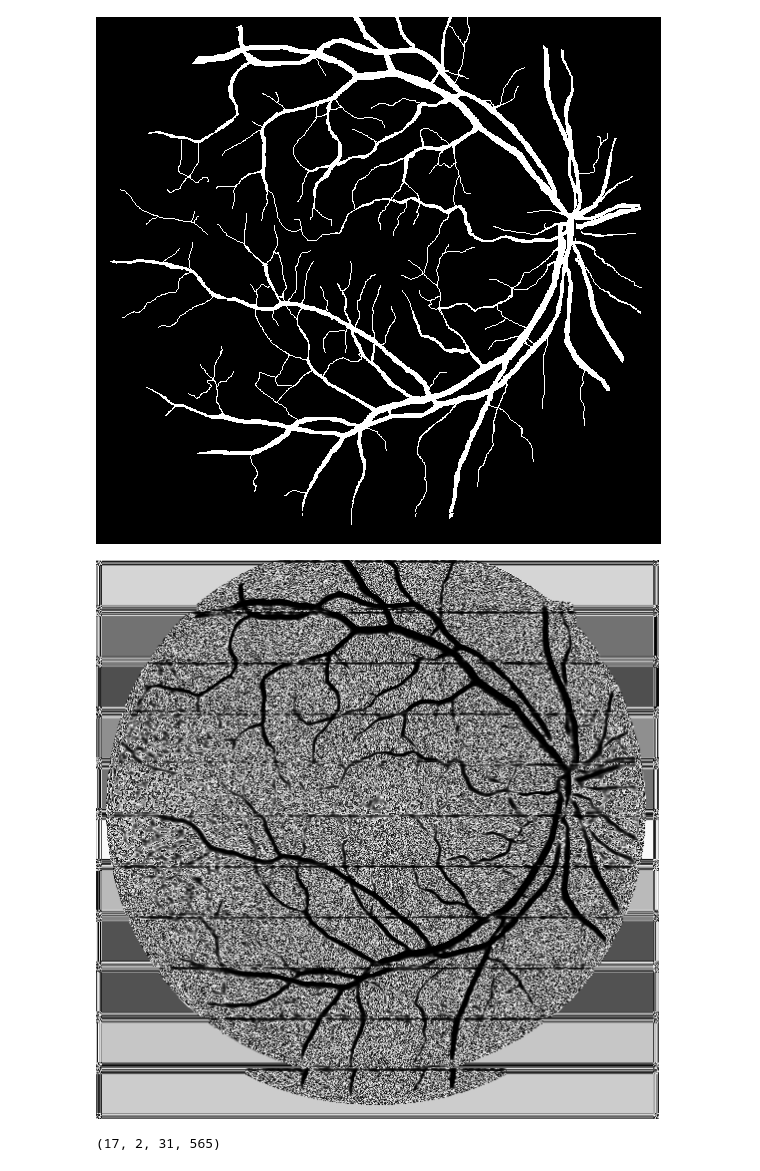
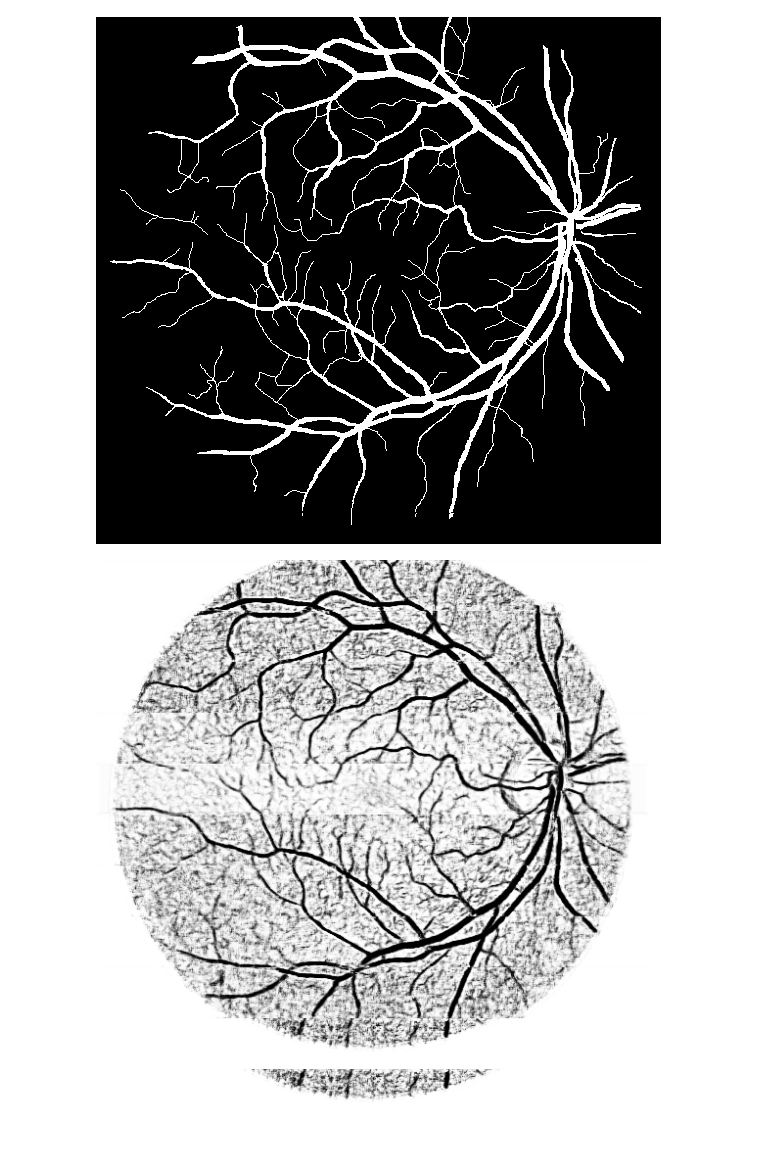
Before and after one commit to sraashis/deepdyn, a Jupyter notebook: notebook/HYBRIDNET_PyTORCH.ipynb, the cells around one changed output. Saved outputs shown, nothing was run; the diff lists cells and outputs as text; code cells hidden in the pictures.

```diff
--- a/notebook/HYBRIDNET_PyTORCH.ipynb
+++ b/notebook/HYBRIDNET_PyTORCH.ipynb
@@ -164,41 +186,29 @@ optimizer = optim.Adam(net.parameters(), lr=0.001)
 # %% [markdown]
 ### Load train data
 # %%
-transform = transforms.Compose([
-        transforms.ToPILImage(),
-        transforms.ToTensor()
-    ])
-
 trainset = PatchesGenerator(Dirs=Dirs, patch_rows=patch_rows,
                                  transform=transform,
                                  fget_mask=get_mask_file,
                                  fget_truth=get_ground_truth_file, pixel_offset=pixel_offset, mode='train')
 
-# trainset.IDs = trainset.IDs[0:10]
-
 train_size = trainset.__len__() if train_size is None else train_size
 trainloader = torch.utils.data.DataLoader(trainset, batch_size=batch_size,
-                                          shuffle=False, num_workers=3,
-                                          sampler=WeightedRandomSampler(np.ones(len(trainset.IDs)), train_size))
+                                          shuffle=False, num_workers=0,
+                                          sampler=WeightedRandomSampler(np.ones(trainset.__len__()), train_size))
 # %% [output]
 ### 2201 patches found.
 # %% [markdown]
 ### Load Validation Data
 # %%
-transform_val = transforms.Compose([
-        transforms.ToPILImage(),
-        transforms.ToTensor()
-    ])
-
 validation_set = PatchesGenerator(Dirs=ValidationDirs, patch_rows=patch_rows,
-                                       transform=transform_val,
+                                       transform=transform,
                                        fget_mask=get_mask_file_test,
-                                       fget_truth=get_ground_truth_file,pixel_offset=pixel_offset, mode='train')
+                                       fget_truth=get_ground_truth_file, pixel_offset=pixel_offset, mode='train')
 
 validation_size = validation_set.__len__() if validation_size is None else validation_size
 validationloader = torch.utils.data.DataLoader(validation_set, batch_size=batch_size,
-                                            shuffle=False, num_workers=3,
-                                            sampler=WeightedRandomSampler(np.ones(len(validation_set.IDs)),
+                                            shuffle=False, num_workers=0,
+                                            sampler=WeightedRandomSampler(np.ones(validation_set.__len__()),
                                                                           validation_size, replacement=True))
 # %% [output]
 ### 220 patches found.
@@ -207,7 +217,6 @@ validationloader = torch.utils.data.DataLoader(validation_set, batch_size=batch_
 # %%
 trainer = SimpleNNTrainer(model=net, checkpoint_dir=Dirs['checkpoint'], checkpoint_file=checkpoint_file)
-trainer.resume_from_checkpoint()
-# trainer.train(optimizer=optimizer, dataloader=trainloader, epochs=epochs, use_gpu=use_gpu,
-#               validationloader=validationloader, force_checkpoint=True)
 # trainer.resume_from_checkpoint()
+trainer.train(optimizer=optimizer, dataloader=trainloader, epochs=epochs, use_gpu=use_gpu,
+              validationloader=validationloader, force_checkpoint=True, log_frequency=50)
 # %% [output]
@@ -229,7 +254,7 @@ testset = PatchesGenerator(Dirs=TestDirs, patch_rows=patch_rows,
 
 sampler=WeightedRandomSampler(np.ones(testset.__len__()), 100000, replacement=False)
 testloader = torch.utils.data.DataLoader(testset, batch_size=10,
-                                          shuffle=False, num_workers=3, sampler=None)
+                                          shuffle=False, num_workers=0, sampler=None)
 # %% [output]
 ### 11 patches found.
 # %%
@@ -263,12 +283,8 @@ IMG.fromarray(i)
 # %% [output]
 [figure]
 # %%
-k = scores[:,0,:,:]
+k = scores[:,1,:,:]
 i = np.array(np.exp(k).reshape(-1, 565)*255, dtype=np.uint8)
-IMG.fromarray(i)
+IMG.fromarray(255-i)
 # %% [output]
-[figure, old version]
+[figure, new version]
-# %%
-scores.shape
-# %% [output]
-(17, 2, 31, 565)
```
Also changed, not shown: parts of 22 cells of this notebook, 2 other files.
